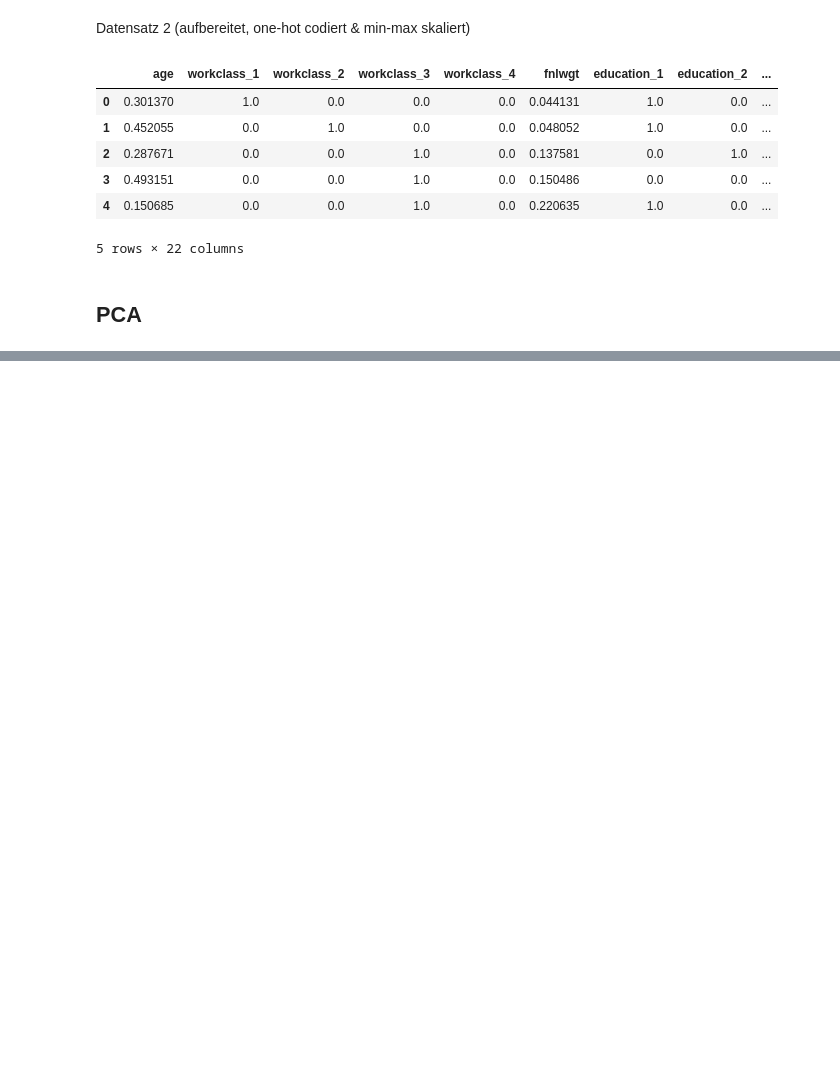
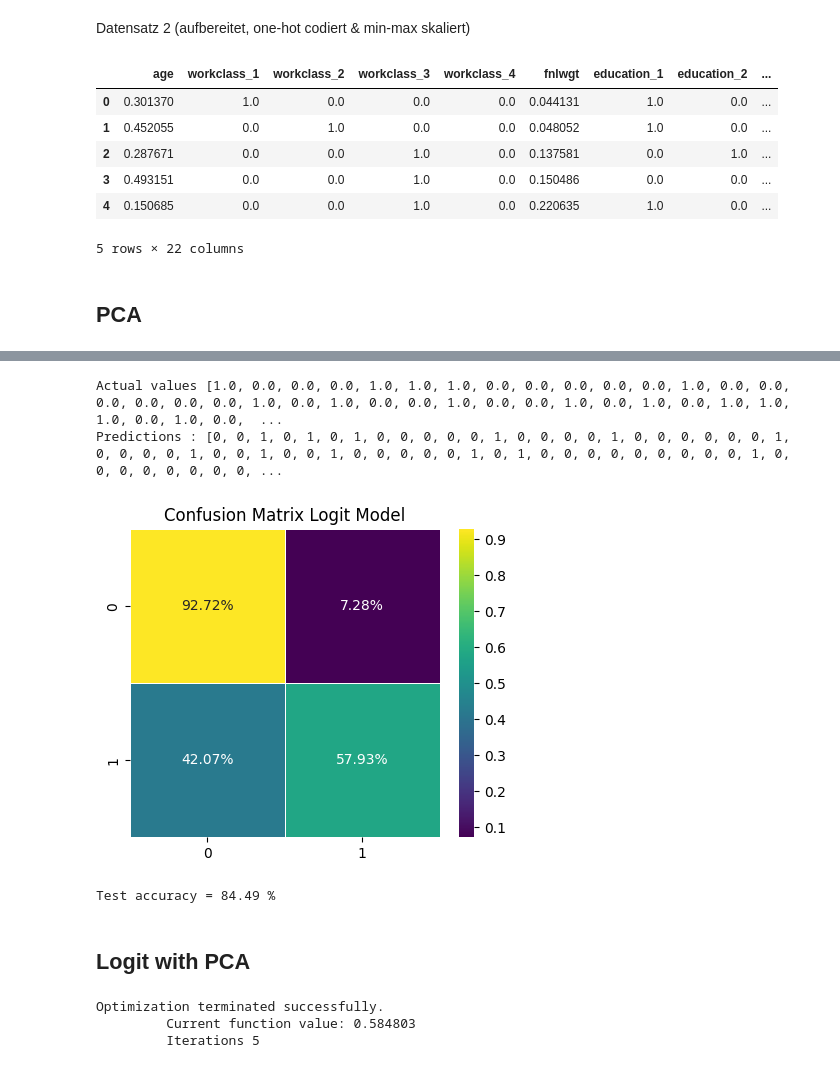
Before and after one commit to simonsymhoven/income-classification, a Jupyter notebook: ic.ipynb, the cells around one changed output, grey strips where cells are left out. Cells and saved outputs as stored; diff of their text form; code cells hidden in the pictures; blank space fills up the shorter version.

```diff
--- a/ic.ipynb
+++ b/ic.ipynb
@@ -566,0 +694,33 @@ df_scaled.head()
+# %%
+yHat = model.predict(x_test_scaled)
+# %%
+prediction = list(map(round, yHat))
+
+# comparing original and predicted values of y
+print('Actual values', list(y_test_scaled.values))
+print('Predictions :', prediction)
+# %% [output]
+Actual values [1.0, 0.0, 0.0, 0.0, 1.0, 1.0, 1.0, 0.0, 0.0, 0.0, 0.0, 0.0, 1.0, 0.0, 0.0, 0.0, 0.0, 0.0, 0.0, 1.0, 0.0, 1.0, 0.0, 0.0, 1.0, 0.0, 0.0, 1.0, 0.0, 1.0, 0.0, 1.0, 1.0, 1.0, 0.0, 1.0, 0.0,  ...
+Predictions : [0, 0, 1, 0, 1, 0, 1, 0, 0, 0, 0, 0, 1, 0, 0, 0, 0, 1, 0, 0, 0, 0, 0, 0, 1, 0, 0, 0, 0, 1, 0, 0, 1, 0, 0, 1, 0, 0, 0, 0, 0, 1, 0, 1, 0, 0, 0, 0, 0, 0, 0, 0, 0, 1, 0, 0, 0, 0, 0, 0, 0, 0, ...
+# %%
+# confusion matrix
+cm = confusion_matrix(y_test_scaled, prediction)
+cmn = cm.astype('float') / cm.sum(axis=1)[:, np.newaxis]
+
+plt.figure(figsize=(5,4), dpi=100)
+sns.heatmap(cmn, cmap="viridis", linewidth=0.5, fmt=".2%", annot=True)
+plt.title("Confusion Matrix Logit Model")
+plt.show()
+
+print(f'Test accuracy = {accuracy_score(y_test_scaled, prediction).round(4)*100} %')
+# %% [output]
+[figure, added]
+Test accuracy = 84.49 %
+# %% [markdown]
+## Logit with PCA
+# %%
+model_pca = Logit(y_train_scaled, df_pca_8).fit(method='newton')
+# %% [output]
+Optimization terminated successfully.
+         Current function value: 0.584803
+         Iterations 5
```
Also changed, not shown: parts of 33 cells of this notebook.
